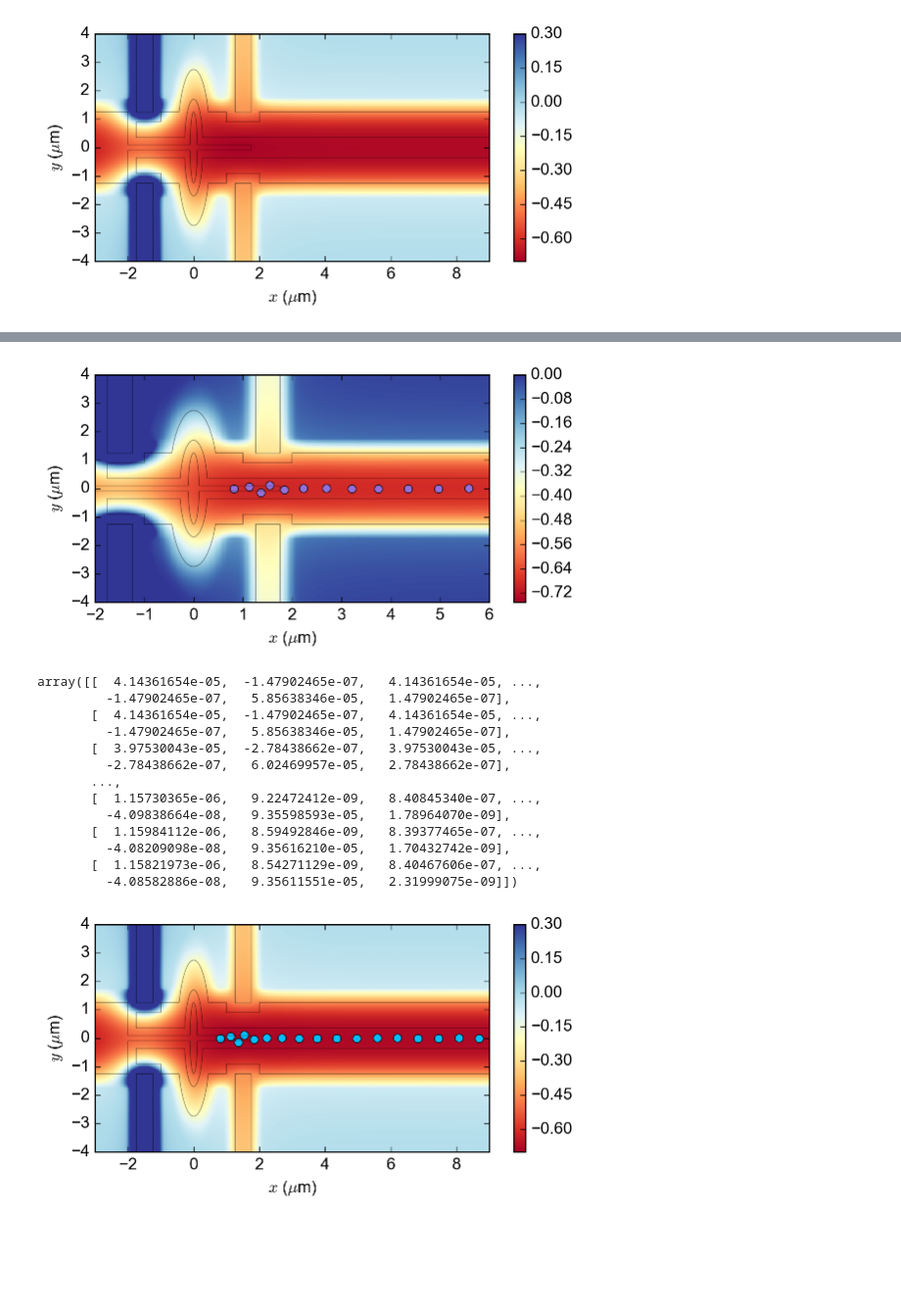
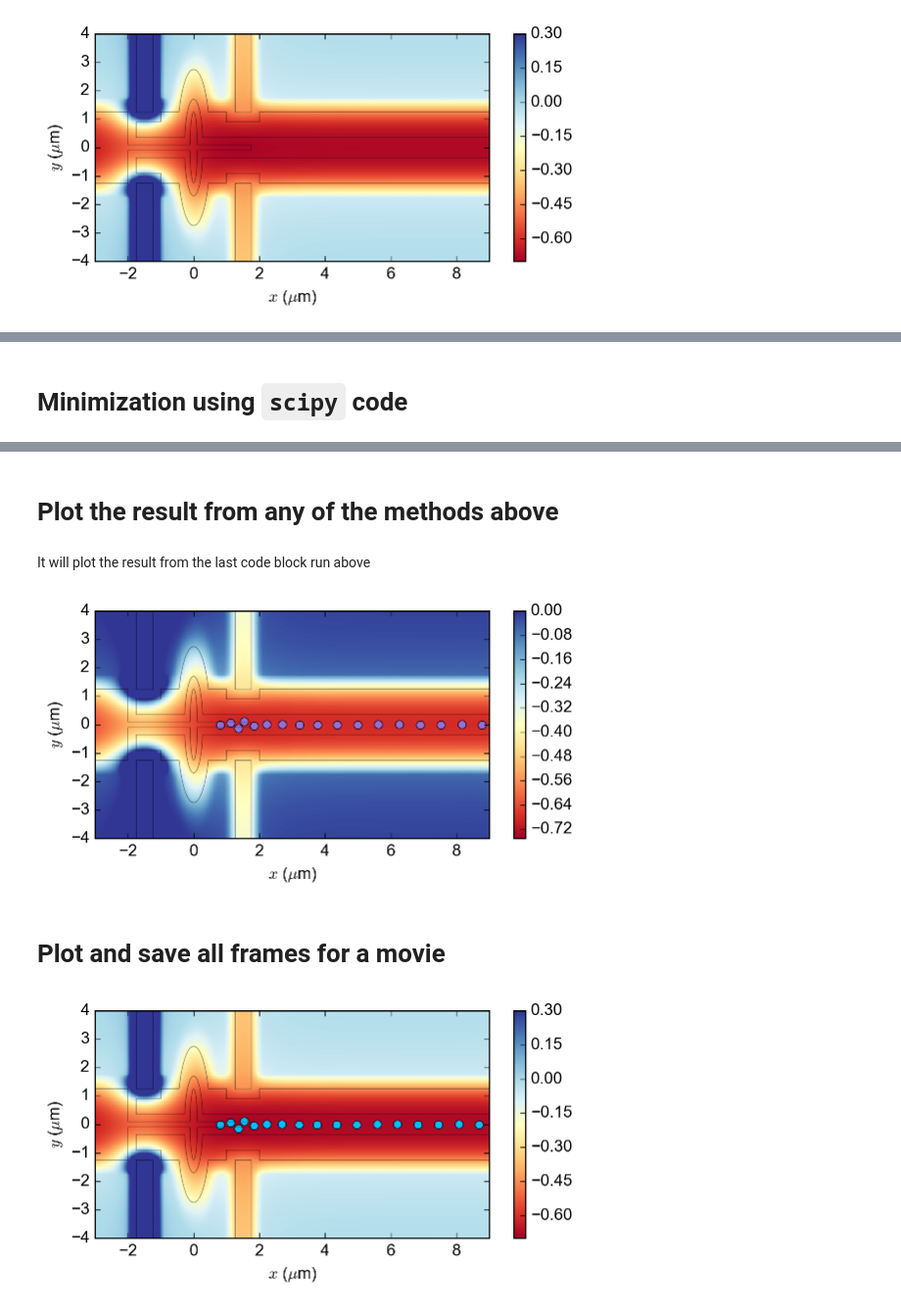
Before and after one commit to gkoolstra/ipython-notebooks, a Jupyter notebook: 20170304 - March meeting plot.ipynb, the cells around one changed output, grey strips where cells are left out. Shown at 98% size. Saved outputs shown, nothing was run; the diff lists cells and outputs as text; code cells hidden in the pictures; blank space fills up the shorter version.

Commit message:
Comparison with simple gradient descent

```diff
--- a/20170304 - March meeting plot.ipynb
+++ b/20170304 - March meeting plot.ipynb
@@ -28,7 +28,7 @@ Could not import BEM module. Please do so manually.
 box_length=20E-6
 inserted_res_length = 80
 
-xeval = np.linspace(-4.0, box_length*1E6, 1001)
+xeval = np.linspace(-4.0, box_length*1E6, 1000)
 yeval = anneal.construct_symmetric_y(-4.0, 201)
 
 dx = np.diff(xeval)[0]*1E-6
@@ -81,0 +86,3 @@ X_eval, Y_eval = np.meshgrid(x_eval[0,:], y_eval[:,0])
+# %%
+def get_step_size(metric):
+    return 1E-12 * (5E4/np.abs(metric))**(0.2)
@@ -81,0 +116,30 @@ X_eval, Y_eval = np.meshgrid(x_eval[0,:], y_eval[:,0])
+# %%
+N_electrons = 160
+N_rows = N_electrons
+row_spacing = 0.05E-6
+N_cols = 1
+col_spacing = 0.10E-6
+
+xk = anneal.get_rectangular_initial_condition(N_electrons, N_rows=N_rows, N_cols=N_cols,
+                                                                      x0=(inserted_res_length*1E-6 + box_length)/2.,
+                                                                      y0=0.0E-6, dx=0.30E-6)
+grad_tol = np.amax(CMS.grad_total(xk))
+step_size = 1E-12
+k = 0
+
+while grad_tol > 1E1:
+    current_gradient = CMS.grad_total(xk)
+    grad_tol = np.amax(current_gradient)
+    step_size = get_step_size(grad_tol)
+
+    if k == 0:
+        print(np.amax(current_gradient))
+        print(np.amax(current_gradient * step_size))
+
+    xk -= current_gradient * get_step_size(current_gradient)
+    k += 1
+
+    if not(k%2000):
+        print(grad_tol)
+
+print("Simulation terminated successfully!")
@@ -82,3 +167,5 @@ X_eval, Y_eval = np.meshgrid(x_eval[0,:], y_eval[:,0])
+# %% [markdown]
+# Minimization using `scipy` code
 # %%
 # Solve for the electron positions in the trap area!
 ConvMon = anneal.ConvergenceMonitor(Uopt=CMS.Vtotal, grad_Uopt=CMS.grad_total, N=1,
@@ -124,46 +211,37 @@ print(res['message'])
 308     Uopt: -108.48664697 eV  Norm of gradient: 2.08e+02 eV/m
 309     Uopt: -108.48664823 eV  Norm of gradient: 7.40e+01 eV/m
 b'CONVERGENCE: NORM_OF_PROJECTED_GRADIENT_<=_PGTOL'
+# %% [markdown]
+# Plot the result from any of the methods above
+# %% [markdown]
+It will plot the result from the last code block run above
 # %%
 PP = anneal.PostProcess(save_path=None)
 
 # Plot the resonator and trap electron configuration
 fig2 = plt.figure(figsize=(6.5, 3))
 common.configure_axes(12)
 plt.pcolormesh(x_eval[0,:] * 1E6, y_eval[:,0] * 1E6, -potential_data.T, cmap=plt.cm.RdYlBu, vmax=0.0, vmin=-0.75)
 plt.xlabel("$x$ ($\mu$m)")
 plt.ylabel("$y$ ($\mu$m)")
-plt.plot(res['x'][::2] * 1E6, res['x'][1::2] * 1E6 , 'o', color="mediumpurple")
+plt.plot(xk[::2]*1E6, xk[1::2]*1E6, 'o', color="mediumpurple")
+#plt.plot(res['x'][::2] * 1E6, res['x'][1::2] * 1E6 , 'o', color="mediumpurple")
 #plt.xlim(np.min(x_eval)*1E6, 10)
 #plt.ylim(np.min(y_eval)*1E6, np.max(y_eval)*1E6)
 PP.draw_from_dxf(r"/Users/gkoolstra/Desktop/Single electron loading/Potentials/M018V6/V6.2/all_electrodes.dxf",
                  color='black', alpha=0.5, lw=0.5)
 
-plt.xlim(-2,6)
+plt.xlim(-3,9)
 plt.ylim(-4,4)
 
 plt.colorbar()
 plt.show()
 
 #common.save_figure(fig2, save_path=r"/Users/gkoolstra/Google Drive/grad school/schuster lab/Presentations/March Meeting 2017")
 # %% [output]
-[figure, old version]
+[figure, new version]
-# %%
-ConvMon.curr_xk
-# %% [output]
-array([[  4.14361654e-05,  -1.47902465e-07,   4.14361654e-05, ...,
-         -1.47902465e-07,   5.85638346e-05,   1.47902465e-07],
-       [  4.14361654e-05,  -1.47902465e-07,   4.14361654e-05, ...,
-         -1.47902465e-07,   5.85638346e-05,   1.47902465e-07],
-       [  3.97530043e-05,  -2.78438662e-07,   3.97530043e-05, ...,
-         -2.78438662e-07,   6.02469957e-05,   2.78438662e-07],
-       ...,
-       [  1.15730365e-06,   9.22472412e-09,   8.40845340e-07, ...,
-         -4.09838664e-08,   9.35598593e-05,   1.78964070e-09],
-       [  1.15984112e-06,   8.59492846e-09,   8.39377465e-07, ...,
-         -4.08209098e-08,   9.35616210e-05,   1.70432742e-09],
-       [  1.15821973e-06,   8.54271129e-09,   8.40467606e-07, ...,
-         -4.08582886e-08,   9.35611551e-05,   2.31999075e-09]])
+# %% [markdown]
+# Plot and save all frames for a movie
 # %%
 PP = anneal.PostProcess(save_path=None)
 
```
Also changed, not shown: parts of 6 cells of this notebook.
